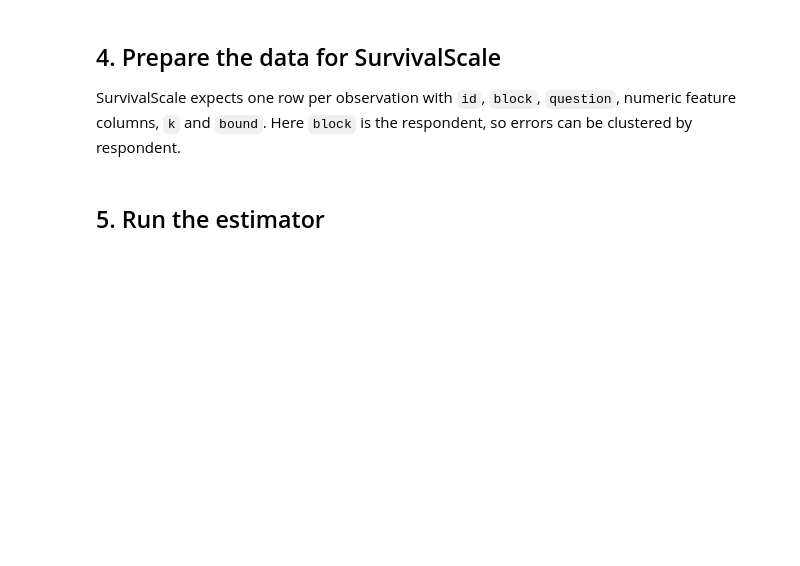
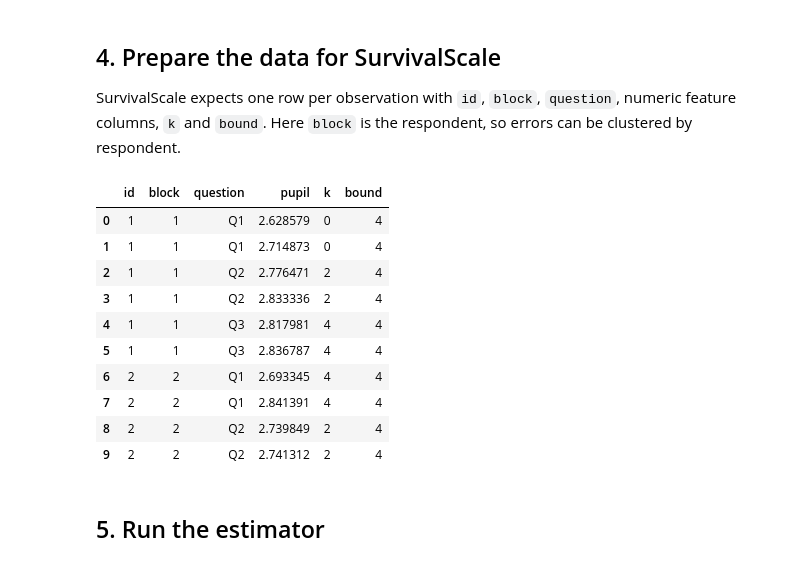
Before and after one commit to UNO-CAB-Lab/python-parsing, a Jupyter notebook: AnalysisTesting.ipynb, the cells around one changed output. Saved outputs shown, nothing was run; the diff lists cells and outputs as text; code cells hidden in the pictures; blank space fills up the shorter version.

```diff
--- a/AnalysisTesting.ipynb
+++ b/AnalysisTesting.ipynb
@@ -180,14 +180,25 @@ SurvivalScale expects one row per observation with `id`, `block`, `question`, nu
 # %%
 base = panel_likert.reset_index(drop=True)
 
-FEATURES = ["Q4_4", "Q5_4"]
+FEATURES = ["pupil"]
 survival = pd.DataFrame({
     "id":  base["respondent_id"],
     "block": base["respondent_id"],
-    "question": base["question"].astype("category").cat.codes + 1,
-    "Q4_4": pd.to_numeric(base["Q4_4"], errors="coerce"),
-    "Q5_4": pd.to_numeric(base["Q5_4"], errors="coerce"),
+    "question": base["question"],
+    "pupil": pd.to_numeric(base["pupil"], errors="coerce"),
     "k": base["k"].astype(int),
     "bound": base["bound"].astype(int),
 }).dropna()
-survival.head()
+survival.head(10)
+# %% [output]
+|  | id | block | question | pupil | k | bound |
+| 0 | 1 | 1 | Q1 | 2.628579 | 0 | 4 |
+| 1 | 1 | 1 | Q1 | 2.714873 | 0 | 4 |
+| 2 | 1 | 1 | Q2 | 2.776471 | 2 | 4 |
+| 3 | 1 | 1 | Q2 | 2.833336 | 2 | 4 |
+| 4 | 1 | 1 | Q3 | 2.817981 | 4 | 4 |
+| 5 | 1 | 1 | Q3 | 2.836787 | 4 | 4 |
+| 6 | 2 | 2 | Q1 | 2.693345 | 4 | 4 |
+| 7 | 2 | 2 | Q1 | 2.841391 | 4 | 4 |
+| 8 | 2 | 2 | Q2 | 2.739849 | 2 | 4 |
+| 9 | 2 | 2 | Q2 | 2.741312 | 2 | 4 |
```
Also changed, not shown: parts of 13 cells of this notebook, 1 other file.
